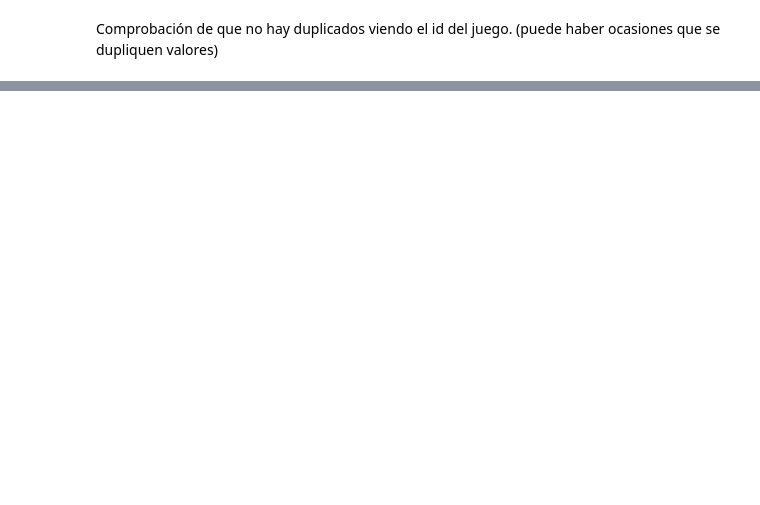
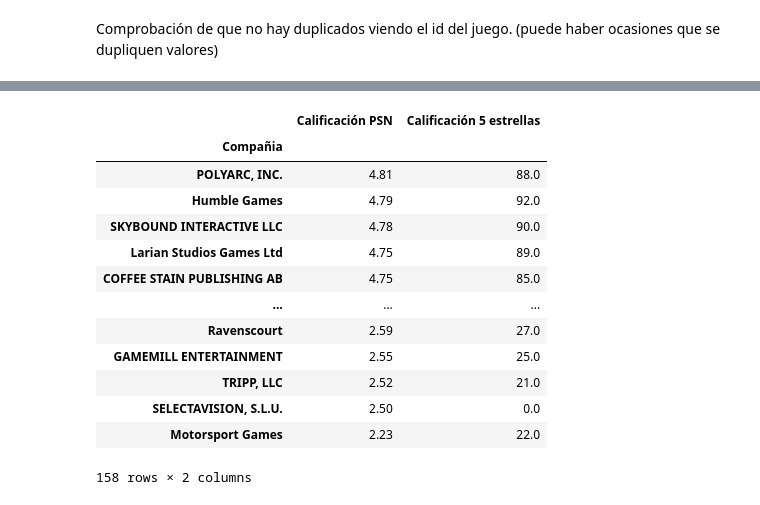
Before and after one commit to svalencia-romero/GamePriceTracker, a Jupyter notebook: notebooks/webscrapp_BBDD_prueba.ipynb, the cells around one changed output, grey strips where cells are left out. Saved outputs shown, nothing was run; the diff lists cells and outputs as text; code cells hidden in the pictures; blank space fills up the shorter version.

```diff
--- a/notebooks/app_pruebas.ipynb
+++ b/notebooks/webscrapp_BBDD_prueba.ipynb
@@ -1646,0 +1685,17 @@ df_juegos.to_csv("../csv_s/csv_prueba_500_conv.csv",index=False)
+# %%
+df_juegos.groupby("Compañia")[["Calificación PSN","Calificación 5 estrellas"]].mean().sort_values(by=["Calificación PSN","Calificación 5 estrellas"],ascending=False)
+# %% [output]
+|  | Calificación PSN | Calificación 5 estrellas |
+| Compañia |  |  |
+| POLYARC, INC. | 4.81 | 88.0 |
+| Humble Games | 4.79 | 92.0 |
+| SKYBOUND INTERACTIVE LLC | 4.78 | 90.0 |
+| Larian Studios Games Ltd | 4.75 | 89.0 |
+| COFFEE STAIN PUBLISHING AB | 4.75 | 85.0 |
+| ... | ... | ... |
+| Ravenscourt | 2.59 | 27.0 |
+| GAMEMILL ENTERTAINMENT | 2.55 | 25.0 |
+| TRIPP, LLC | 2.52 | 21.0 |
+| SELECTAVISION, S.L.U. | 2.50 | 0.0 |
+| Motorsport Games | 2.23 | 22.0 |
+158 rows × 2 columns
```
Also changed, not shown: parts of 23 cells of this notebook, 6 other files.
